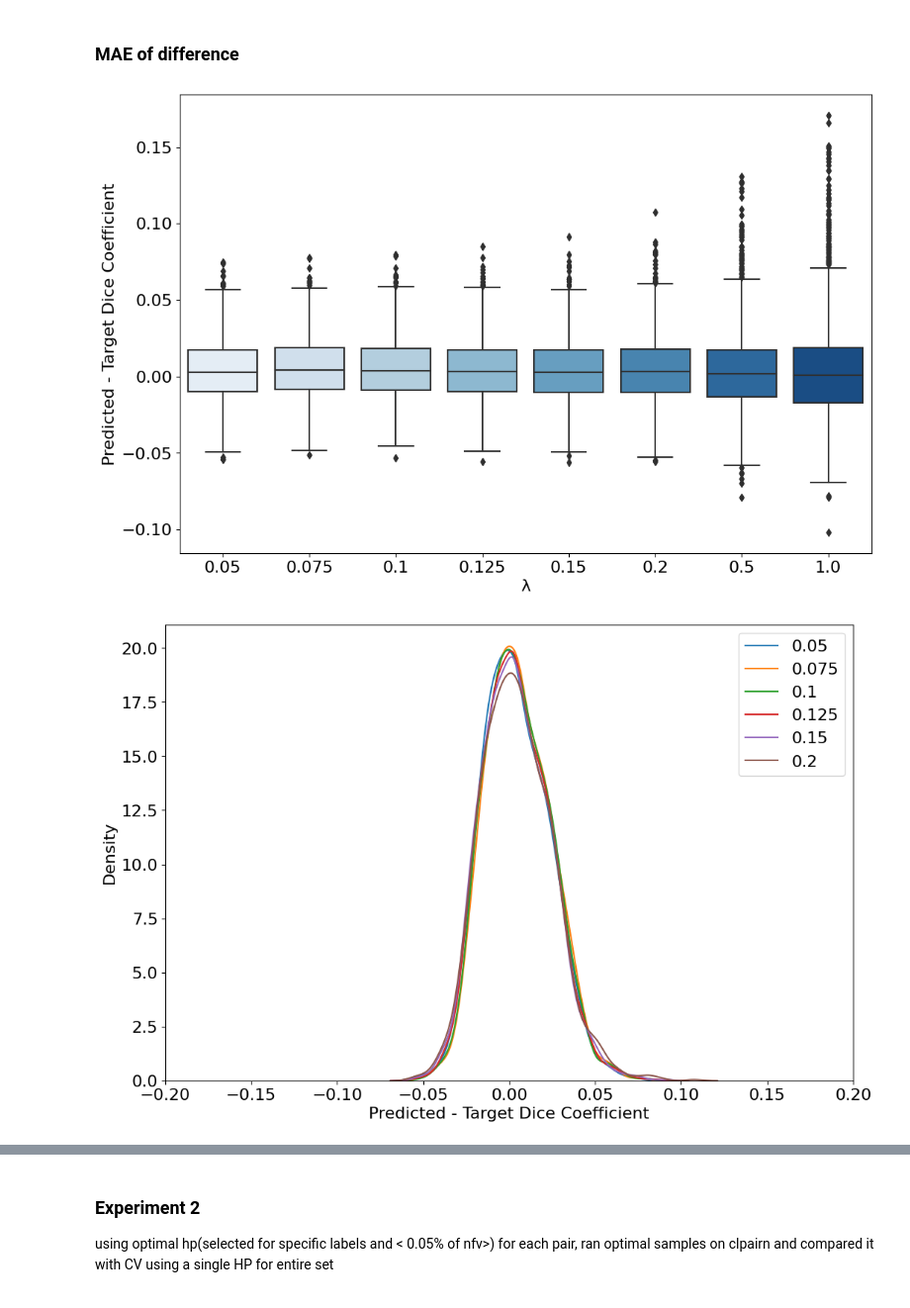
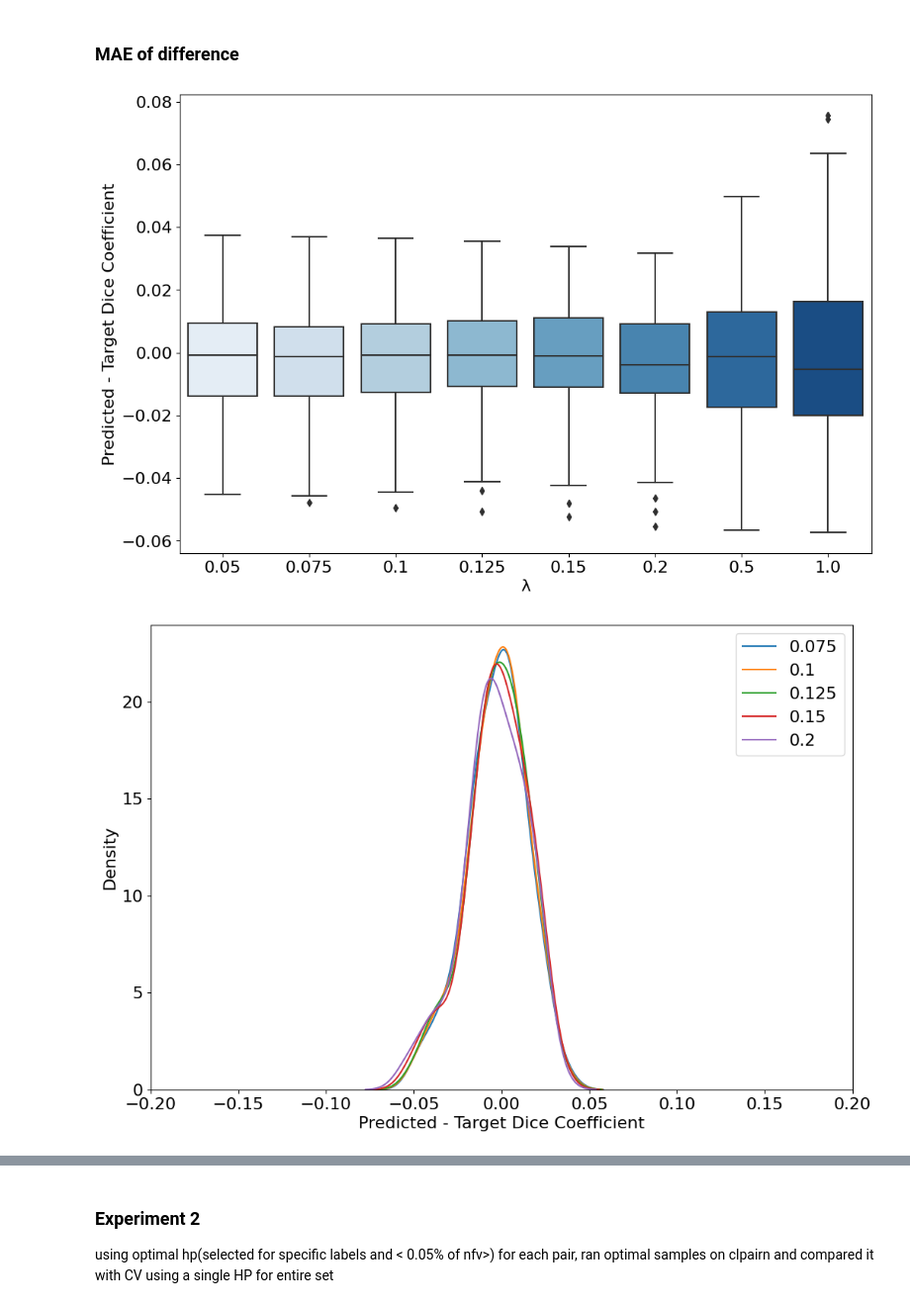
Before and after one commit to aisha-lawal/hyperpredict, a Jupyter notebook: visualizations/hyperpredict_clapirn.ipynb, the cells around one changed output, grey strips where cells are left out. Shown at 99% size. Drawn from its saved outputs; the diff is of its cells as text; code cells hidden in the pictures.

```diff
--- a/visualizations/hyperpredict_clapirn.ipynb
+++ b/visualizations/hyperpredict_clapirn.ipynb
@@ -104,29 +105,31 @@ mean and standard deviation of jac difference:  0.025409705832102534 0.024832292
 # %% [markdown]
 ### MAE of difference
 # %%
-hyperpredict_bland_altman_mae = pd.read_csv("../results/symnet_clapirn/sampled_lamda_values_images.csv")
+# hyperpredict_bland_altman_mae = pd.read_csv("../results/symnet_clapirn/sampled_lamda_values_images.csv")
+hyperpredict_bland_altman_mae = pd.read_csv("../results/symnet_clapirn/final_result/sensitivity_analysis/xavier_1.0_seeded_target.csv")
+hyperpredict_bland_altman_mae["lamda"] = hyperpredict_bland_altman_mae["lamda"].round(3)
 hyperpredict_bland_altman_mae["dice_difference"] = hyperpredict_bland_altman_mae["predicted_dice"] - hyperpredict_bland_altman_mae["target_dice"]
-hyperpredict_bland_altman_mae = hyperpredict_bland_altman_mae[hyperpredict_bland_altman_mae["lamda"] >= 0.05]
 hyperpredict_bland_altman_mae["nfv_difference"] = (hyperpredict_bland_altman_mae["predicted_nfv"]/ maximum_nfv)*100 - (hyperpredict_bland_altman_mae["target_nfv"]/maximum_nfv)*100
 # %%
 plt.rcParams.update({'font.size': 16})
 plt.rcParams["figure.figsize"] = (12,8)
 sns.boxplot(x="lamda", y="dice_difference", data=hyperpredict_bland_altman_mae, palette="Blues")
 plt.ylabel("Predicted - Target Dice Coefficient")
 plt.xlabel("λ")
 plt.show()
-hyperpredict_bland_altman_mae_sub = hyperpredict_bland_altman_mae[hyperpredict_bland_altman_mae["lamda"] != 1]
+hyperpredict_bland_altman_mae_sub = hyperpredict_bland_altman_mae[hyperpredict_bland_altman_mae["lamda"] != 1.0]
 hyperpredict_bland_altman_mae_sub = hyperpredict_bland_altman_mae_sub[hyperpredict_bland_altman_mae_sub["lamda"] != 0.5]
+hyperpredict_bland_altman_mae_sub = hyperpredict_bland_altman_mae_sub[hyperpredict_bland_altman_mae_sub["lamda"] != 0.05]
 for i in hyperpredict_bland_altman_mae_sub["lamda"].unique():
     data = hyperpredict_bland_altman_mae_sub[hyperpredict_bland_altman_mae_sub["lamda"] == i]
     sns.kdeplot(data=data, x="dice_difference", label=i)
 plt.xlabel("Predicted - Target Dice Coefficient")
 plt.xlim(-0.2, 0.2)
 plt.legend()
 plt.show()
 # %% [output]
-[figure, old version]
+[figure, new version]
-[figure, old version]
+[figure, new version]
 # %%
 
 #nfv
```
Also changed, not shown: parts of 22 cells of this notebook, 1 other file.
